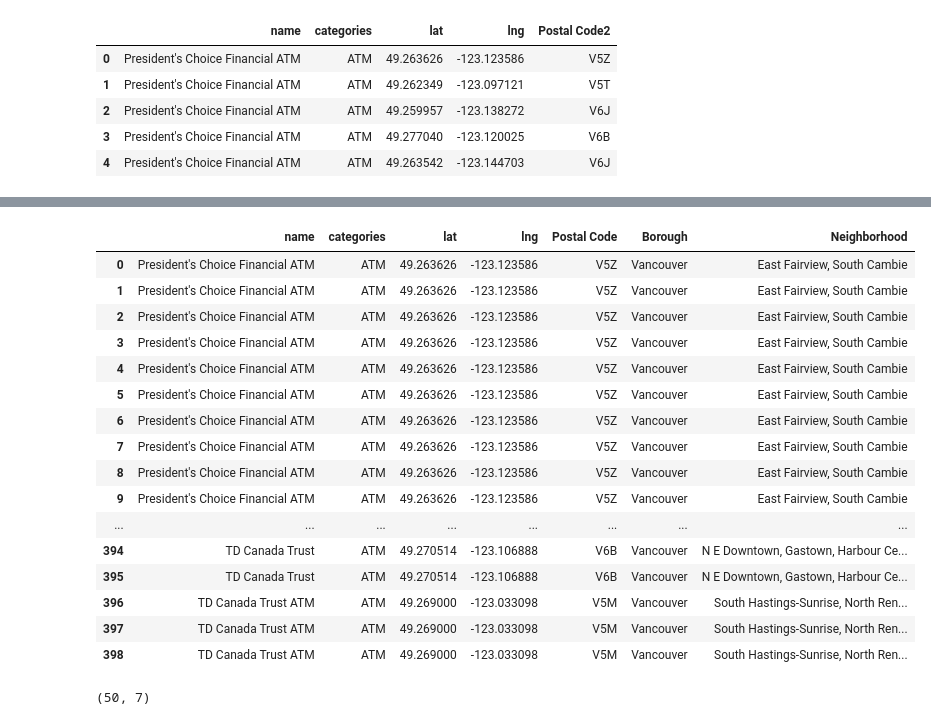
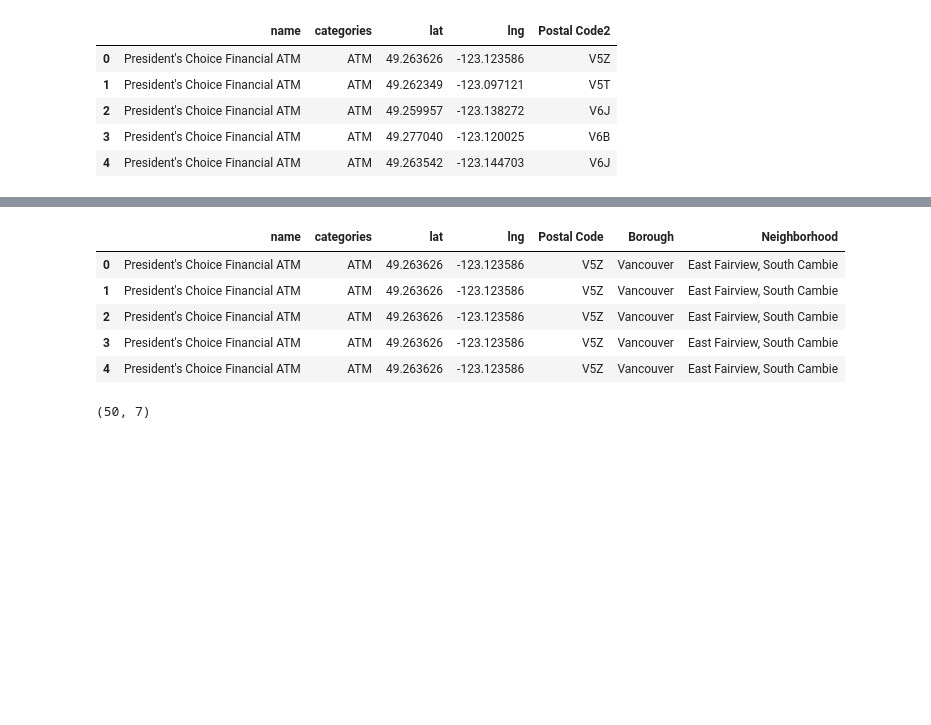
Before and after one commit to Musa70/Applied-Data-Science-Capstone-Project, a Jupyter notebook: Capstone Project - Optimization of Automated Teller Machines.ipynb, the cells around one changed output, grey strips where cells are left out. Cells and saved outputs as stored; diff of their text form; code cells hidden in the pictures; blank space fills up the shorter version.

```diff
--- a/Capstone Project - Optimization of Automated Teller Machines.ipynb
+++ b/Capstone Project - Optimization of Automated Teller Machines.ipynb
@@ -1294,25 +1155,14 @@ ATM_data.head()
 # %%
 ATM_data = ATM_data[['name','categories','lat','lng','Postal Code','Borough','Neighborhood']]
 # %%
-ATM_data
+ATM_data.head()
 # %% [output]
 |  | name | categories | lat | lng | Postal Code | Borough | Neighborhood |
 | 0 | President's Choice Financial ATM | ATM | 49.263626 | -123.123586 | V5Z | Vancouver | East Fairview, South Cambie |
 | 1 | President's Choice Financial ATM | ATM | 49.263626 | -123.123586 | V5Z | Vancouver | East Fairview, South Cambie |
 | 2 | President's Choice Financial ATM | ATM | 49.263626 | -123.123586 | V5Z | Vancouver | East Fairview, South Cambie |
 | 3 | President's Choice Financial ATM | ATM | 49.263626 | -123.123586 | V5Z | Vancouver | East Fairview, South Cambie |
 | 4 | President's Choice Financial ATM | ATM | 49.263626 | -123.123586 | V5Z | Vancouver | East Fairview, South Cambie |
-| 5 | President's Choice Financial ATM | ATM | 49.263626 | -123.123586 | V5Z | Vancouver | East Fairview, South Cambie |
-| 6 | President's Choice Financial ATM | ATM | 49.263626 | -123.123586 | V5Z | Vancouver | East Fairview, South Cambie |
-| 7 | President's Choice Financial ATM | ATM | 49.263626 | -123.123586 | V5Z | Vancouver | East Fairview, South Cambie |
-| 8 | President's Choice Financial ATM | ATM | 49.263626 | -123.123586 | V5Z | Vancouver | East Fairview, South Cambie |
-| 9 | President's Choice Financial ATM | ATM | 49.263626 | -123.123586 | V5Z | Vancouver | East Fairview, South Cambie |
-| ... | ... | ... | ... | ... | ... | ... | ... |
-| 394 | TD Canada Trust | ATM | 49.270514 | -123.106888 | V6B | Vancouver | N E Downtown, Gastown, Harbour Ce... |
-| 395 | TD Canada Trust | ATM | 49.270514 | -123.106888 | V6B | Vancouver | N E Downtown, Gastown, Harbour Ce... |
-| 396 | TD Canada Trust ATM | ATM | 49.269000 | -123.033098 | V5M | Vancouver | South Hastings-Sunrise, North Ren... |
-| 397 | TD Canada Trust ATM | ATM | 49.269000 | -123.033098 | V5M | Vancouver | South Hastings-Sunrise, North Ren... |
-| 398 | TD Canada Trust ATM | ATM | 49.269000 | -123.033098 | V5M | Vancouver | South Hastings-Sunrise, North Ren... |
 # %%
 ATM_data.drop_duplicates(subset ="lat",keep = 'first', inplace = True)
 # %%
```
Also changed, not shown: parts of 32 cells of this notebook.
